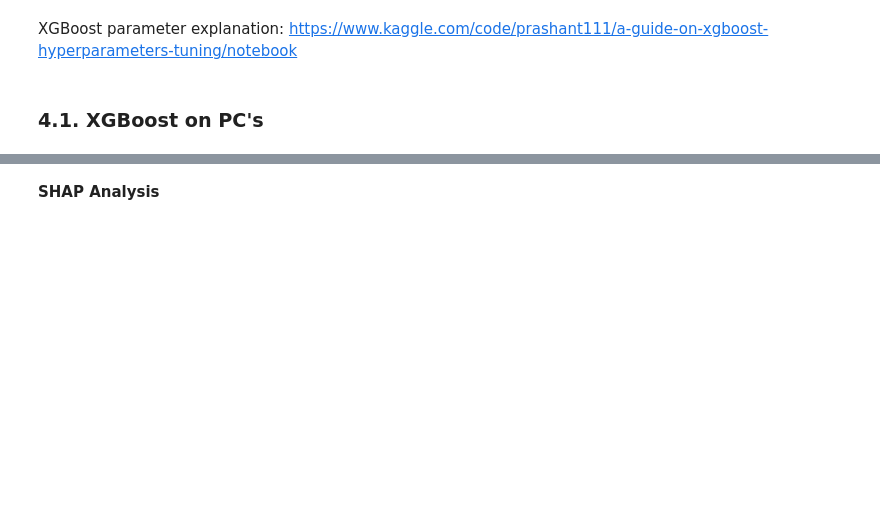
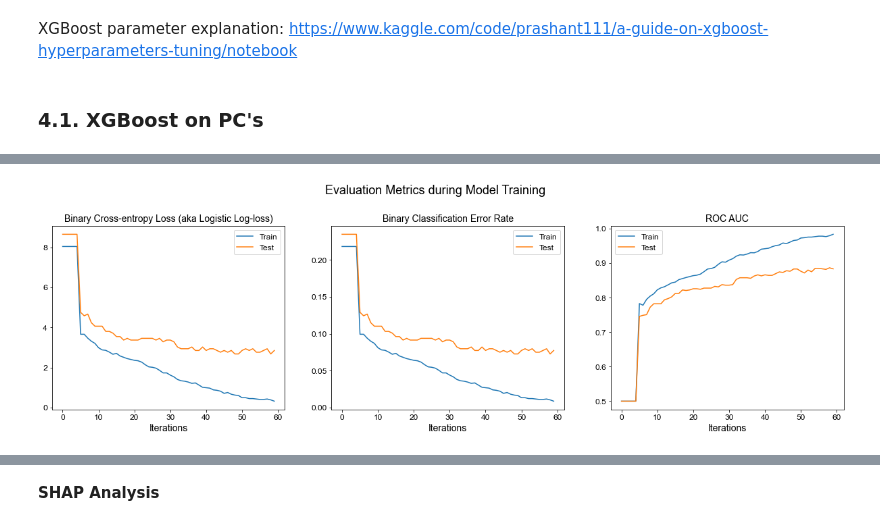
Before and after one commit to PedroAntonacio/example-ml-models, a Jupyter notebook: code/classification-binary.ipynb, the cells around one changed output, grey strips where cells are left out. Cells and saved outputs as stored; diff of their text form; code cells hidden in the pictures; blank space fills up the shorter version.

Commit message:
finished classification use cases v0

```diff
--- a/code/classification-binary.ipynb
+++ b/code/classification-binary.ipynb
@@ -846,4 +915,6 @@ y_train.value_counts()
 # %%
+# Calculate negative class odds (ratio of # of negative class samples to # of positive class samples) to correct for class imbalance
+# neg_class_odds = (sum(negative instances) / sum(positive instances))
+
 neg_class_odds = y_train[y_train == 0].count() / y_train[y_train == 1].count()
-neg_class_odds = neg_class_odds.iloc[0]
 neg_class_odds
@@ -851,20 +924,25 @@ neg_class_odds
 XGBoost parameter explanation: https://www.kaggle.com/code/prashant111/a-guide-on-xgboost-hyperparameters-tuning/notebook
 # %%
 space_xgb = {
-    'objective': ['binary:logistic'],
+    'objective': ['binary:logistic', 'binary:hinge'],
     'n_estimators': [40, 50, 60],
     'learning_rate': [0.1],
     'max_depth': [4, 5, 6],
-    'min_child_weight': [2, 3, 4],
-    'gamma': [0, 0.25, 0.5],
-    'alpha':[0, 0.15, 0.3],
-    # ratio of number of negative class to the positive class (sum(negative instances) / sum(positive instances))
+    'min_child_weight': [2, 3, 5],
+    'gamma': [0, 0.5],
+    'alpha':[0, 0.3],
     'scale_pos_weight': [neg_class_odds],
-    'eval_metric': ['logloss'],
     'lambda':[1, 1.25],
     ## 'subsample': [0.8, 1.0],
     ## 'colsample_bytree': [0.8, 1.0],
+    'verbosity': [0], # 0 to ignore warnings
 }
+# %%
+eval_metrics = {
+    'logloss': 'Binary Cross-entropy Loss (aka Logistic Log-loss)',
+    'error': 'Binary Classification Error Rate',
+    'auc': 'ROC AUC'
+}
 # %% [markdown]
 ### 4.1. XGBoost on PC's
 # %%
@@ -883,7 +992,7 @@ model_xgb_pca = XGBClassifier(
 )
 # %%
 # Fit model and make predictions
-model_xgb_pca.fit(X_train_pca, y_train)
+model_xgb_pca.fit(X_train_pca, y_train, eval_set=[(X_train_pca, y_train), (X_test_pca, y_test)], eval_metric=list(eval_metrics.keys()), verbose=False)
 y_pred_pca = model_xgb_pca.predict(X_test_pca)
 y_pred_proba_pca = model_xgb_pca.predict_proba(X_test_pca)
 print(f'Accuracy on Training Set: {100*model_xgb_pca.score(X_train_pca, y_train):.1f}%')
@@ -893,3 +1025,7 @@ print_metrics(y_test, y_pred_pca)
+# %%
+plot_eval_metrics_xgb(model_xgb_pca.evals_result(), eval_metrics)
+# %% [output]
+[figure, added]
 # %%
 # Confusion Matrix
 cm_pca = confusion_matrix(y_test, y_pred_pca)
```
Also changed, not shown: parts of 72 cells of this notebook, 1 other file.
